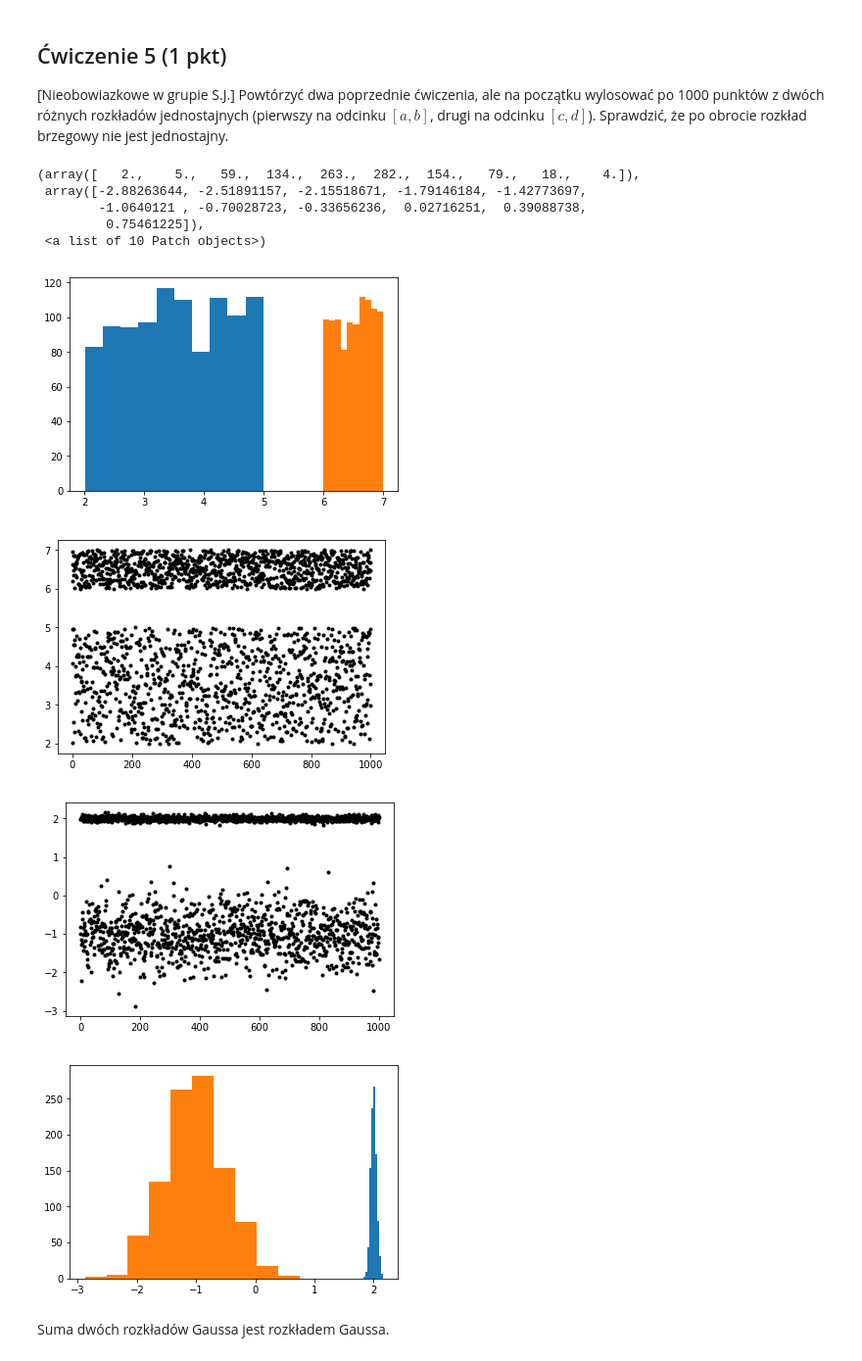
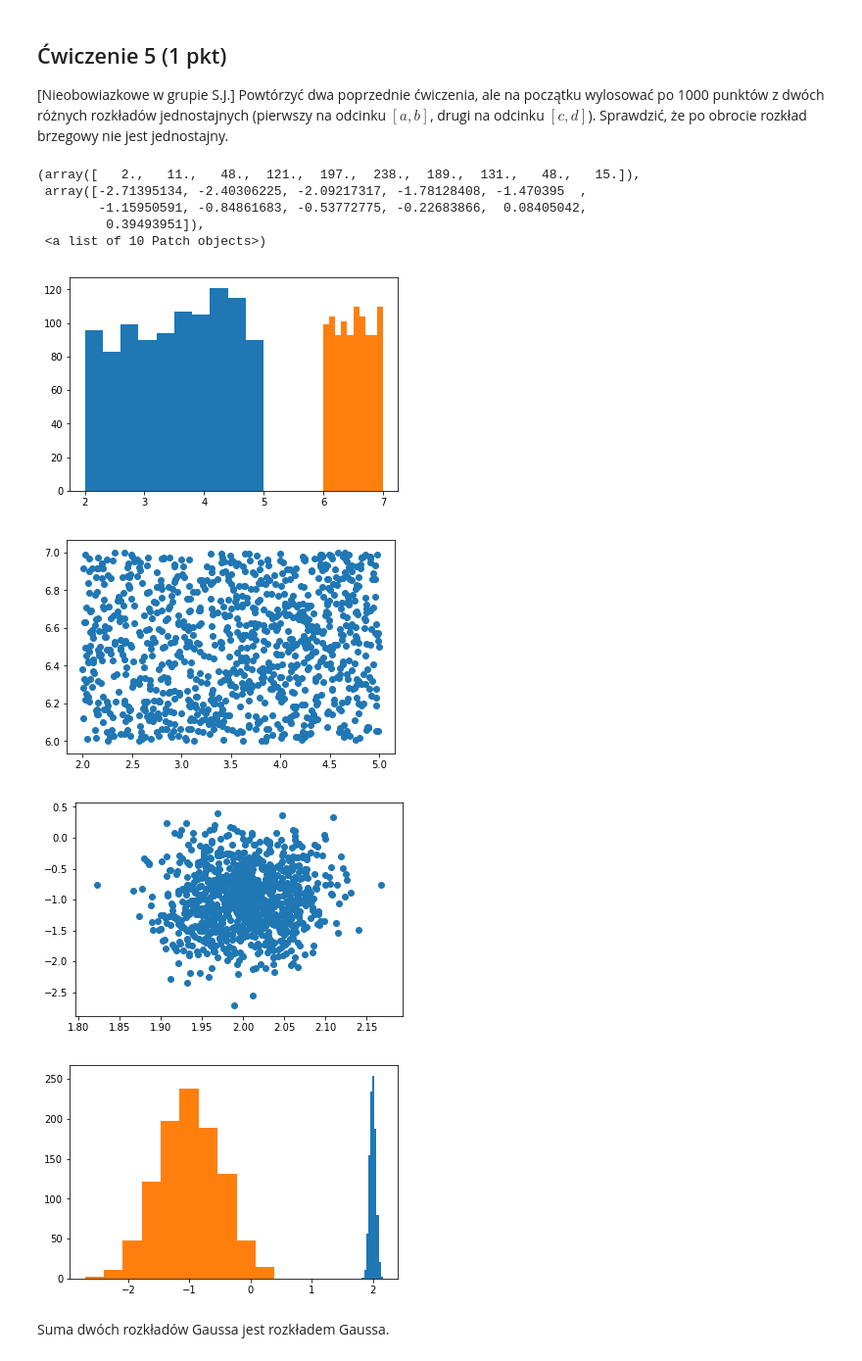
Before and after one commit to anyashka/MachineLearningUJ, a Jupyter notebook: L2b.ipynb, the cells around one changed output. Shown at 98% size. Cells and saved outputs as stored; diff of their text form; code cells hidden in the pictures.

```diff
--- a/L2b.ipynb
+++ b/L2b.ipynb
@@ -188,6 +188,6 @@ plt.hist(p1)
 plt.hist(p2)
 
 plt.figure()
-table = [(p1[i], p2[i]) for i in range(0, len(p1))]
-plt.plot(table, marker='.', color='k', linestyle='none')
+table = np.array([(p1[i], p2[i]) for i in range(0, len(p1))])
+plt.scatter(table[:,0], table[:,1])
 # %% [output]
@@ -216,9 +215,9 @@ Narysować histogramy rozkładów brzegowych (czyli wziąć pierwszą współrz
 
 alpha = np.pi/2
 matrix = [[np.cos(alpha), -np.sin(alpha)], [np.sin(alpha), np.cos(alpha)]]
-table_new = [np.dot(v, matrix) for v in table]
+table_new = np.array([np.dot(v, matrix) for v in table])
 plt.figure()
-plt.plot(table_new, marker='.', color='k', linestyle='none')
+plt.scatter(table_new[:,0], table_new[:,1])
 
 xh = [table_new[i][0] for i in range(0, len(table_new))]
 yh = [table_new[i][1] for i in range(0, len(table_new))]
@@ -240,35 +239,35 @@ plt.hist(yh)
 # %%
 # Spodziewany efekt - rozkład brzegowy ma kształt trapezu.
 pa = np.random.uniform(2.0, 5.0, 1000)
 pc = np.random.uniform(6.0, 7.0, 1000)
 
 plt.figure()
 plt.hist(pa)
 plt.hist(pc)
 
 plt.figure()
-table2 = [(pa[i], pc[i]) for i in range(0, len(pa))]
-plt.plot(table2, marker='.', color='k', linestyle='none')
+table2 = np.array([(pa[i], pc[i]) for i in range(0, len(pa))])
+plt.scatter(table2[:,0], table2[:,1])
 
-table_new2 = [np.dot(v, matrix) for v in table]
+table_new2 = np.array([np.dot(v, matrix) for v in table])
 plt.figure()
-plt.plot(table_new2, marker='.', color='k', linestyle='none')
+plt.scatter(table_new2[:,0], table_new2[:,1])
 
 xh2 = [table_new2[i][0] for i in range(0, len(table_new))]
 yh2 = [table_new2[i][1] for i in range(0, len(table_new))]
 plt.figure()
 plt.hist(xh2)
 plt.hist(yh2)
 # %% [output]
-(array([   2.,    5.,   59.,  134.,  263.,  282.,  154.,   79.,   18.,    4.]),
- array([-2.88263644, -2.51891157, -2.15518671, -1.79146184, -1.42773697,
-        -1.0640121 , -0.70028723, -0.33656236,  0.02716251,  0.39088738,
-         0.75461225]),
+(array([   2.,   11.,   48.,  121.,  197.,  238.,  189.,  131.,   48.,   15.]),
+ array([-2.71395134, -2.40306225, -2.09217317, -1.78128408, -1.470395  ,
+        -1.15950591, -0.84861683, -0.53772775, -0.22683866,  0.08405042,
+         0.39493951]),
  <a list of 10 Patch objects>)
-[figure, old version]
+[figure, new version]
-[figure, old version]
+[figure, new version]
-[figure, old version]
+[figure, new version]
-[figure, old version]
+[figure, new version]
 # %% [markdown]
 Suma dwóch rozkładów Gaussa jest rozkładem Gaussa.
 # %% [markdown]
```
Also changed, not shown: parts of 2 cells of this notebook, 1 other file.
